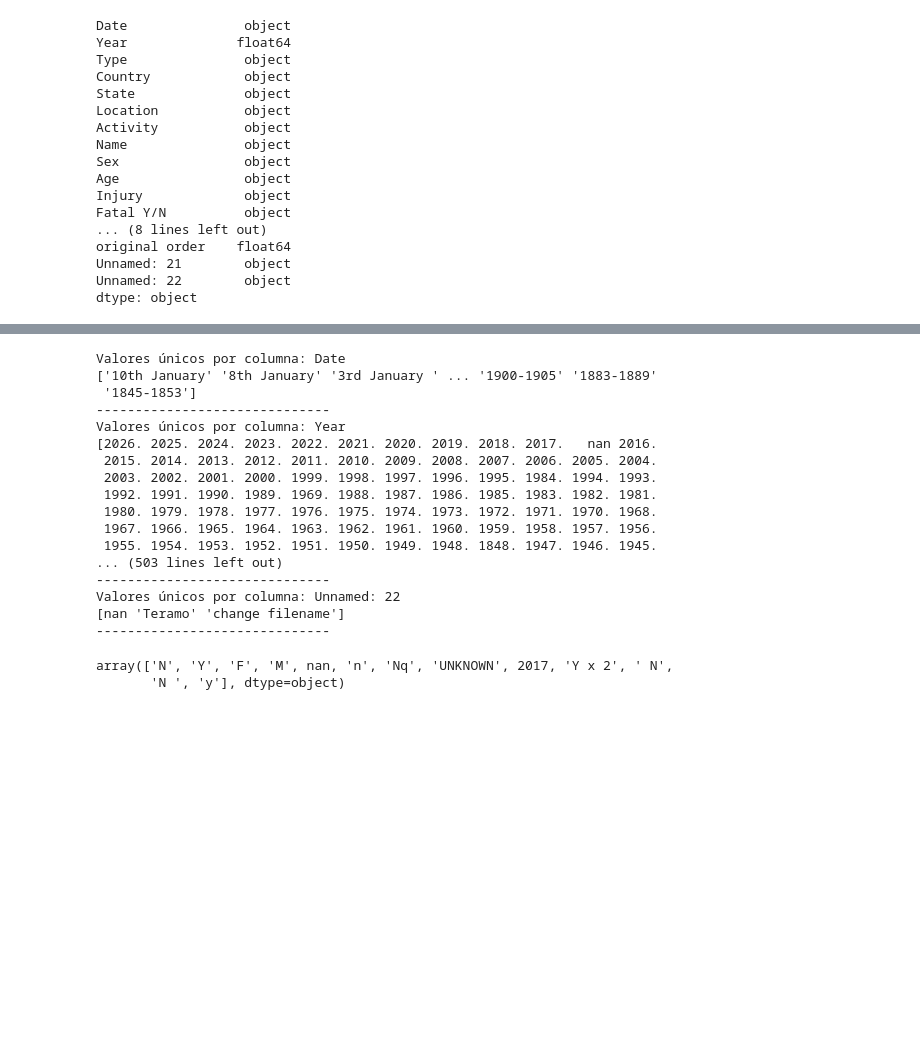
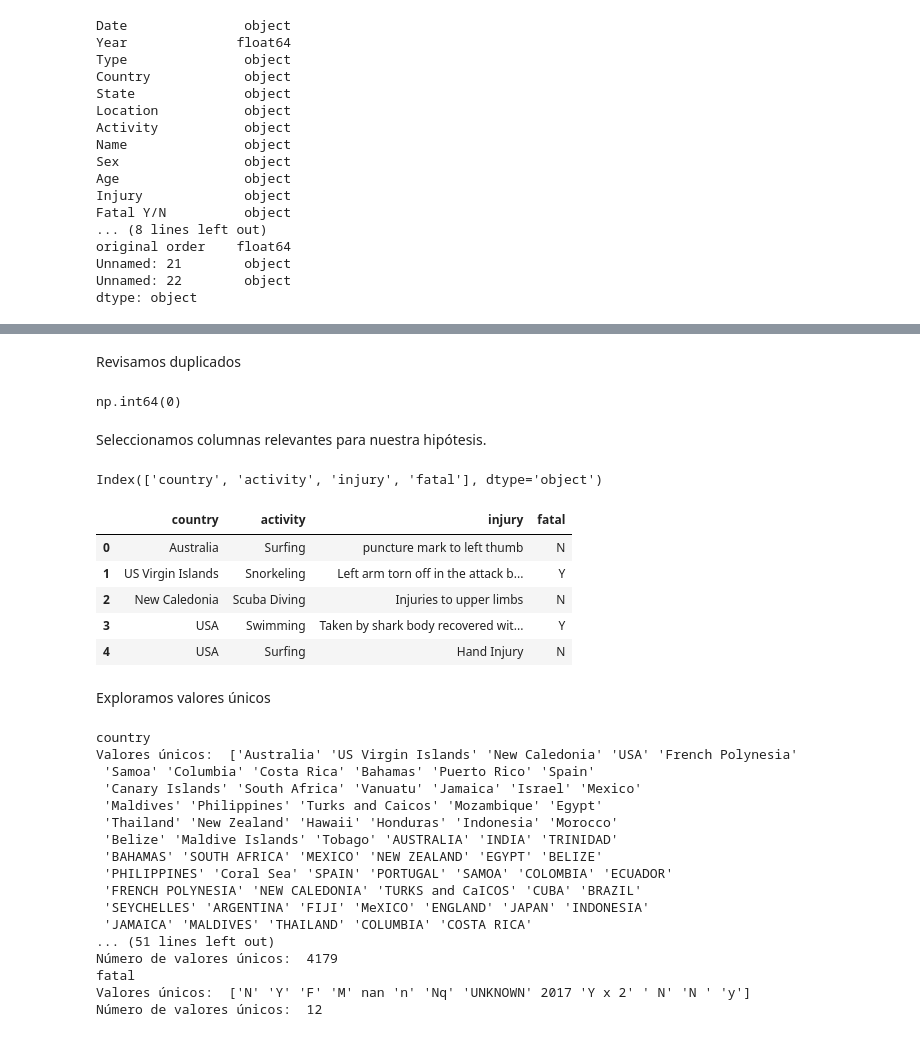
Before and after one commit to eliomartinezcastano-stack/Semana2_Shark_Attacks, a Jupyter notebook: Semana_2_Shark_Attacks.ipynb, the cells around one changed output, grey strips where cells are left out. Cells and saved outputs as stored; diff of their text form; code cells hidden in the pictures; blank space fills up the shorter version.

```diff
--- a/Semana_2_Shark_Attacks.ipynb
+++ b/Semana_2_Shark_Attacks.ipynb
@@ -77,28 +113,49 @@ dtype: int64
+# %% [markdown]
+Revisamos duplicados
+# %%
+Shark_Attacks_df.duplicated().sum()
+# %% [output]
+np.int64(0)
+# %% [markdown]
+Seleccionamos columnas relevantes para nuestra hipótesis.
+# %%
+Shark_Attacks_df.columns = (Shark_Attacks_df.columns.str.strip().str.lower().str.replace(" ", "_"))
+Shark_Attacks_df = Shark_Attacks_df.rename(columns={"fatal_y/n": "fatal"})
+Shark_Attacks_df.columns
+# %% [output]
+Index(['country', 'activity', 'injury', 'fatal'], dtype='object')
+# %%
+Shark_Attacks_df = Shark_Attacks_df[["country", "activity", "injury", "fatal"]]
+Shark_Attacks_df.head()
+# %% [output]
+|  | country | activity | injury | fatal |
+| 0 | Australia | Surfing | puncture mark to left thumb | N |
+| 1 | US Virgin Islands | Snorkeling | Left arm torn off in the attack b... | Y |
+| 2 | New Caledonia | Scuba Diving | Injuries to upper limbs | N |
+| 3 | USA | Swimming | Taken by shark body recovered wit... | Y |
+| 4 | USA | Surfing | Hand Injury | N |
+# %% [markdown]
+Exploramos valores únicos
 # %%
-for columna in Shark_Attacks_df.columns:
-    print(f"Valores únicos por columna: {columna}")
-    print(Shark_Attacks_df[columna].unique())
-    print("-" *30)
+for col in Shark_Attacks_df:
+    print(col)
+    print("Valores únicos: ", Shark_Attacks_df[col].unique())
+    print("Número de valores únicos: ", Shark_Attacks_df[col].nunique())
 # %% [output]
-Valores únicos por columna: Date
-['10th January' '8th January' '3rd January ' ... '1900-1905' '1883-1889'
- '1845-1853']
-------------------------------
-Valores únicos por columna: Year
-[2026. 2025. 2024. 2023. 2022. 2021. 2020. 2019. 2018. 2017.   nan 2016.
- 2015. 2014. 2013. 2012. 2011. 2010. 2009. 2008. 2007. 2006. 2005. 2004.
- 2003. 2002. 2001. 2000. 1999. 1998. 1997. 1996. 1995. 1984. 1994. 1993.
- 1992. 1991. 1990. 1989. 1969. 1988. 1987. 1986. 1985. 1983. 1982. 1981.
- 1980. 1979. 1978. 1977. 1976. 1975. 1974. 1973. 1972. 1971. 1970. 1968.
- 1967. 1966. 1965. 1964. 1963. 1962. 1961. 1960. 1959. 1958. 1957. 1956.
- 1955. 1954. 1953. 1952. 1951. 1950. 1949. 1948. 1848. 1947. 1946. 1945.
-... (503 lines left out)
-------------------------------
-Valores únicos por columna: Unnamed: 22
-[nan 'Teramo' 'change filename']
-------------------------------
+country
+Valores únicos:  ['Australia' 'US Virgin Islands' 'New Caledonia' 'USA' 'French Polynesia'
+ 'Samoa' 'Columbia' 'Costa Rica' 'Bahamas' 'Puerto Rico' 'Spain'
+ 'Canary Islands' 'South Africa' 'Vanuatu' 'Jamaica' 'Israel' 'Mexico'
+ 'Maldives' 'Philippines' 'Turks and Caicos' 'Mozambique' 'Egypt'
+ 'Thailand' 'New Zealand' 'Hawaii' 'Honduras' 'Indonesia' 'Morocco'
+ 'Belize' 'Maldive Islands' 'Tobago' 'AUSTRALIA' 'INDIA' 'TRINIDAD'
+ 'BAHAMAS' 'SOUTH AFRICA' 'MEXICO' 'NEW ZEALAND' 'EGYPT' 'BELIZE'
+ 'PHILIPPINES' 'Coral Sea' 'SPAIN' 'PORTUGAL' 'SAMOA' 'COLOMBIA' 'ECUADOR'
+ 'FRENCH POLYNESIA' 'NEW CALEDONIA' 'TURKS and CaICOS' 'CUBA' 'BRAZIL'
+ 'SEYCHELLES' 'ARGENTINA' 'FIJI' 'MeXICO' 'ENGLAND' 'JAPAN' 'INDONESIA'
+ 'JAMAICA' 'MALDIVES' 'THAILAND' 'COLUMBIA' 'COSTA RICA'
+... (51 lines left out)
+Número de valores únicos:  4179
+fatal
+Valores únicos:  ['N' 'Y' 'F' 'M' nan 'n' 'Nq' 'UNKNOWN' 2017 'Y x 2' ' N' 'N ' 'y']
+Número de valores únicos:  12
-# %%
-Shark_Attacks_df['Fatal Y/N'].unique()
-# %% [output]
-array(['N', 'Y', 'F', 'M', nan, 'n', 'Nq', 'UNKNOWN', 2017, 'Y x 2', ' N',
-       'N ', 'y'], dtype=object)
```
Also changed, not shown: parts of 28 cells of this notebook.
